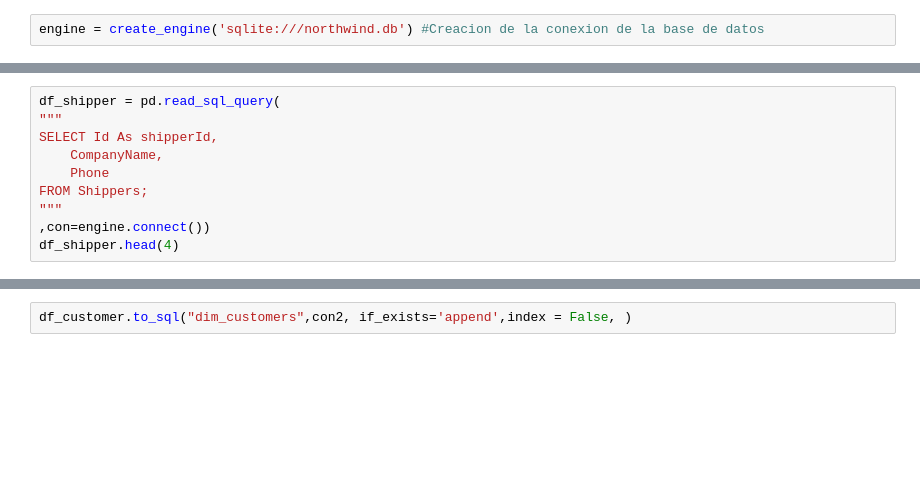
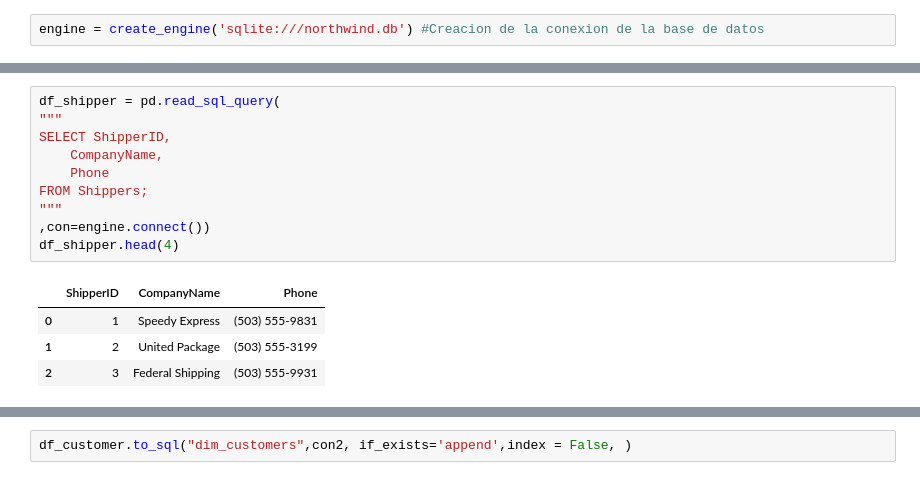
Before and after one commit to daidrovo16/ProyectoUnidad3, a Jupyter notebook: ETL_Estrella.ipynb, the cells around one changed output, grey strips where cells are left out. Saved outputs shown, nothing was run; the diff lists cells and outputs as text; blank space fills up the shorter version.

```diff
--- a/ETL_Estrella.ipynb
+++ b/ETL_Estrella.ipynb
@@ -100,13 +153,18 @@ df_produc.head(4)
 # %%
 df_shipper = pd.read_sql_query(
 """
-SELECT Id As shipperId,
+SELECT ShipperID,
     CompanyName,
     Phone
 FROM Shippers;
 """
 ,con=engine.connect())
 df_shipper.head(4)
+# %% [output]
+|  | ShipperID | CompanyName | Phone |
+| 0 | 1 | Speedy Express | (503) 555-9831 |
+| 1 | 2 | United Package | (503) 555-3199 |
+| 2 | 3 | Federal Shipping | (503) 555-9931 |
 # %%
 df_supplier = pd.read_sql_query(
 """
```
Also changed, not shown: parts of 10 cells of this notebook.
